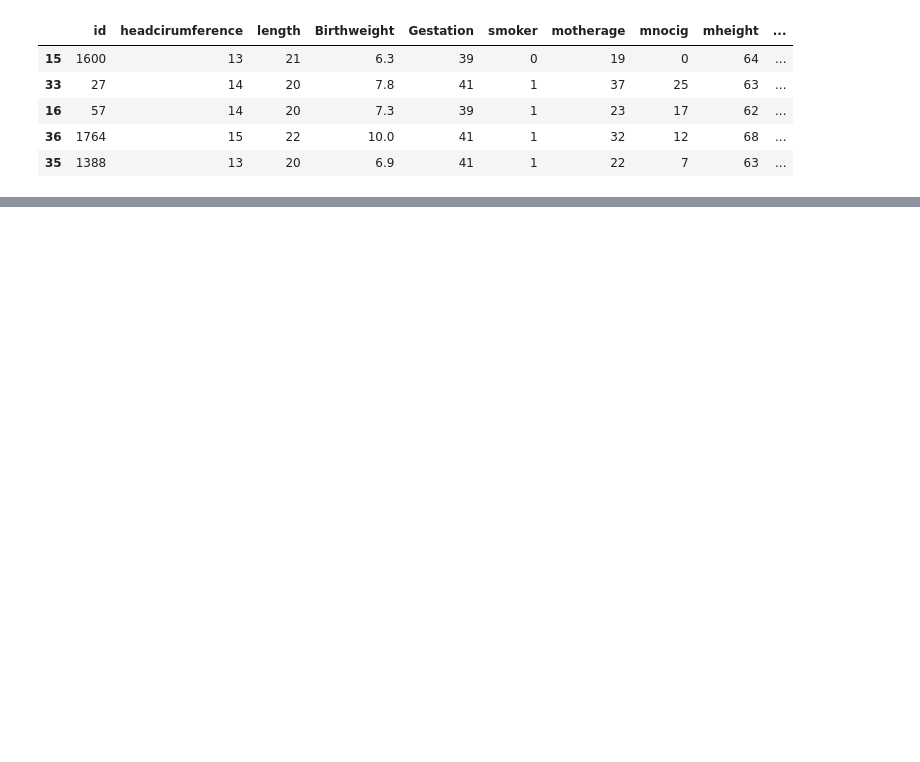
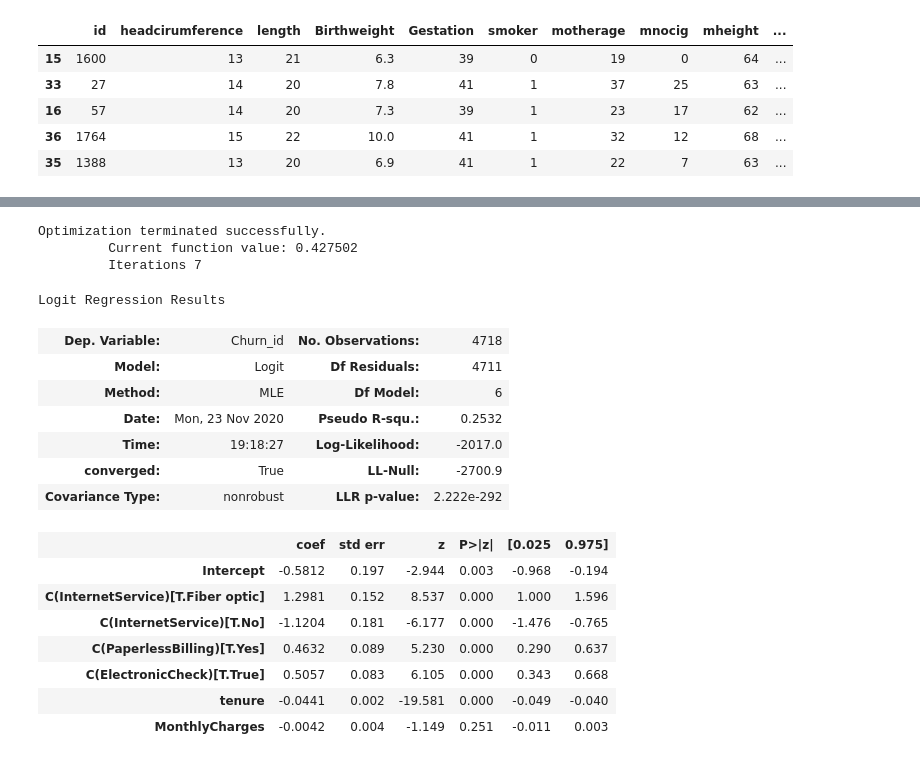
Before and after one commit to ccantarero91/orange-stats, a Jupyter notebook: Estadistica-Orange.ipynb, the cells around one changed output, grey strips where cells are left out. Cells and saved outputs as stored; diff of their text form; code cells hidden in the pictures; blank space fills up the shorter version.

```diff
--- a/Estadistica-Orange.ipynb
+++ b/Estadistica-Orange.ipynb
@@ -347,0 +569,26 @@ strong multicollinearity or other numerical problems.
+# %%
+df_churn_train,df_churn_test = train_test_split(df_churn,test_size=0.33, random_state=42)
+# %%
+churn_model=logit(formula="Churn_id ~ tenure+C(InternetService)+C(PaperlessBilling)+MonthlyCharges+C(ElectronicCheck)",
+                  data=df_churn_train).fit()
+churn_model.summary()
+# %% [output]
+Optimization terminated successfully.
+         Current function value: 0.427502
+         Iterations 7
+Logit Regression Results
+| Dep. Variable: | Churn_id | No. Observations: | 4718 |
+| Model: | Logit | Df Residuals: | 4711 |
+| Method: | MLE | Df Model: | 6 |
+| Date: | Mon, 23 Nov 2020 | Pseudo R-squ.: | 0.2532 |
+| Time: | 19:18:27 | Log-Likelihood: | -2017.0 |
+| converged: | True | LL-Null: | -2700.9 |
+| Covariance Type: | nonrobust | LLR p-value: | 2.222e-292 |
+|  | coef | std err | z | P>|z| | [0.025 | 0.975] |
+| Intercept | -0.5812 | 0.197 | -2.944 | 0.003 | -0.968 | -0.194 |
+| C(InternetService)[T.Fiber optic] | 1.2981 | 0.152 | 8.537 | 0.000 | 1.000 | 1.596 |
+| C(InternetService)[T.No] | -1.1204 | 0.181 | -6.177 | 0.000 | -1.476 | -0.765 |
+| C(PaperlessBilling)[T.Yes] | 0.4632 | 0.089 | 5.230 | 0.000 | 0.290 | 0.637 |
+| C(ElectronicCheck)[T.True] | 0.5057 | 0.083 | 6.105 | 0.000 | 0.343 | 0.668 |
+| tenure | -0.0441 | 0.002 | -19.581 | 0.000 | -0.049 | -0.040 |
+| MonthlyCharges | -0.0042 | 0.004 | -1.149 | 0.251 | -0.011 | 0.003 |
```
Also changed, not shown: parts of 26 cells of this notebook, 1 other file.
